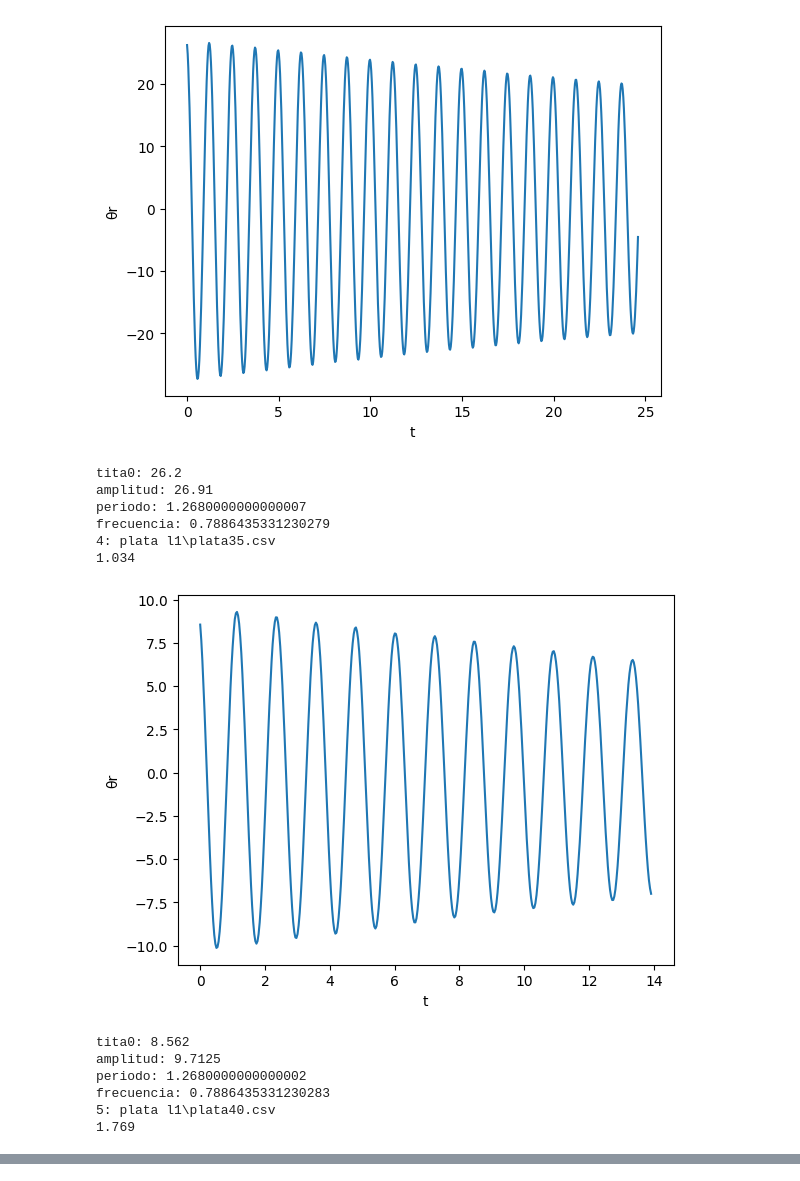
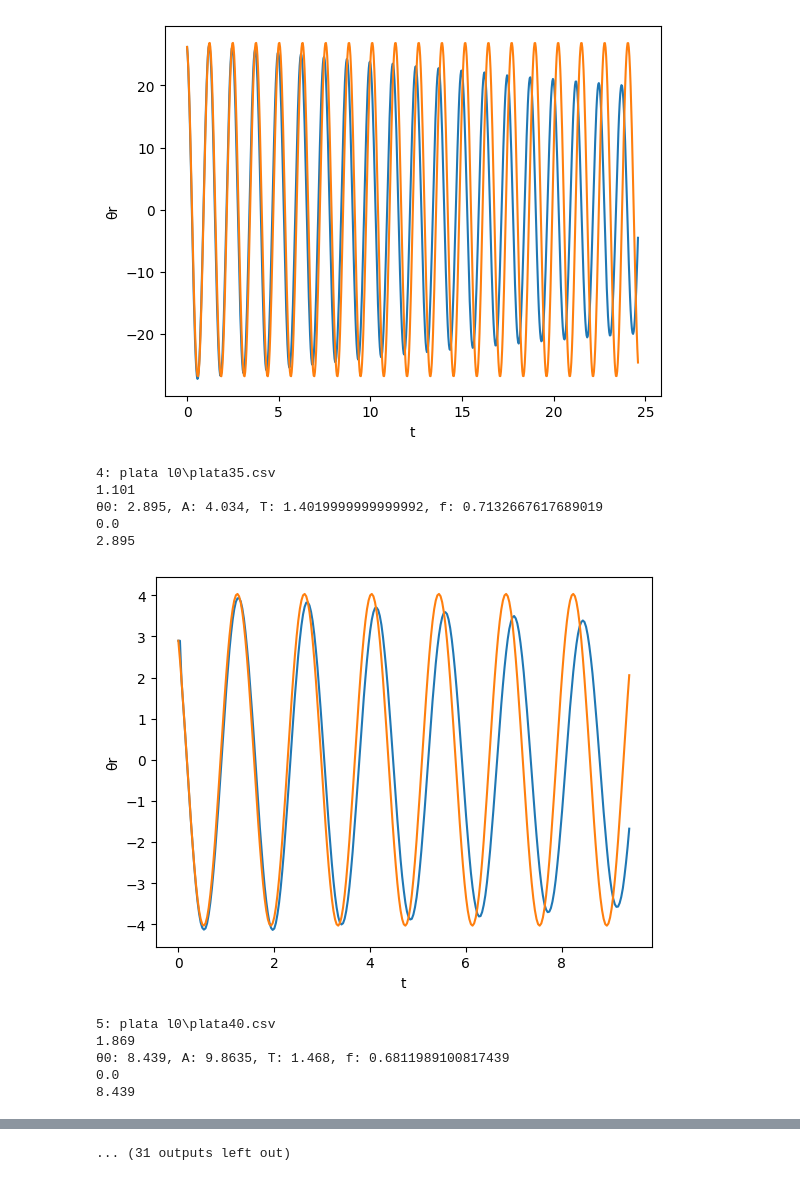
Before and after one commit to FacuVCanale/TP1-FISICA, a Jupyter notebook: code/graficos.ipynb, the cells around one changed output, grey strips where cells are left out. Drawn from its saved outputs; the diff is of its cells as text; code cells hidden in the pictures.

Commit message:
CODE FINISHED - Faltan errores y titas donde vale linealizar

```diff
--- a/code/graficos.ipynb
+++ b/code/graficos.ipynb
@@ -6,11 +7,14 @@ from scipy.optimize import curve_fit
 # %%
-def graph_data(data):
+def plot_data(data):
     x_label = data.columns[0]
     y_label = data.columns[1]
     plt.plot(data[x_label], data[y_label])
     plt.xlabel(x_label)
     plt.ylabel(y_label)
-    plt.show()
+# %%
+def get_largo(data):
+    data_r = data["r"]
+    return data_r.mean()
 # %%
 def format_pd(data, feature):
     data = data.dropna()
@@ -42,16 +46,24 @@ def get_periodo(data):
         maximo = data["θ"].idxmax()
         minimo = data["θ"].idxmin()
         # Calculo el periodo
-        return (data["t"].iloc[maximo] - data["t"].iloc[minimo]) * 2 # *2 porque es de pico a pico
+        return abs((data["t"].iloc[maximo] - data["t"].iloc[minimo])) * 2 # *2 porque es de pico a pico
     except KeyError:
         # Localizo un máximo y un mínimo
         maximo = data["θr"].idxmax()
         minimo = data["θr"].idxmin()
         # Calculo el periodo
-        return (data["t"].iloc[maximo] - data["t"].iloc[minimo]) * 2 # *2 porque es de pico a pico
+        return abs((data["t"].iloc[maximo] - data["t"].iloc[minimo])) * 2 # *2 porque es de pico a pico
 
 def get_frecuencia(data):
     return 1 / get_periodo(data) # NO está en rad/sec, está en Hz
+# %%
+def plot_approximation(data, tita0, amplitud, frecuencia, periodo):
+    x = data["t"]
+    print(x[0])
+    delta = np.arcsin(tita0 / amplitud)
+    y = amplitud * np.sin(2 * np.pi * (-frecuencia) * x + delta)
+    print(y[0])
+    plt.plot(x, y)
 # %%
 import os
 import pandas as pd
@@ -69,15 +81,19 @@ for folder in os.listdir(input_dir):
                 # Add dataset to the list with subfolder and folder
                 datasets.append(os.path.join(folder, file))
 
+dataset_params = []
+
 for i, dataset in enumerate(datasets):
     print(f"{i}: {dataset}")
     # Load a specific dataset into a DataFrame
     DATASET_CHOSEN = i
     data = pd.read_csv(os.path.join(input_dir, datasets[DATASET_CHOSEN]))
+    L = get_largo(data)
     data = format_pd(data, "θr")
-    graph_data(data)
-    print(f"tita0: {get_tita0(data)}")
-    print(f"amplitud: {get_amplitud(data)}")
-    print(f"periodo: {get_periodo(data)}")
-    print(f"frecuencia: {get_frecuencia(data)}")
+    plot_data(data)
+    tita0, amplitud, T, frecuencia = get_tita0(data), get_amplitud(data), get_periodo(data), get_frecuencia(data)
+    dataset_params.append((L, tita0, amplitud, T, frecuencia, (23 if dataset.split()[0] == "plata" else 72)))
+    print(f"θ0: {tita0}, A: {amplitud}, T: {T}, f: {frecuencia}")
+    plot_approximation(data, tita0=tita0, amplitud=amplitud, frecuencia=frecuencia, periodo=T)
+    plt.show()
 # %% [output]
@@ -107,14 +123,12 @@ frecuencia: 0.8333333333333333
-[figure, old version]
+[figure, new version]
-tita0: 26.2
-amplitud: 26.91
-periodo: 1.2680000000000007
-frecuencia: 0.7886435331230279
-4: plata l1\plata35.csv
-1.034
+4: plata l0\plata35.csv
+1.101
+θ0: 2.895, A: 4.034, T: 1.4019999999999992, f: 0.7132667617689019
+0.0
+2.895
-[figure, old version]
+[figure, new version]
-tita0: 8.562
-amplitud: 9.7125
-periodo: 1.2680000000000002
-frecuencia: 0.7886435331230283
-5: plata l1\plata40.csv
-1.769
+5: plata l0\plata40.csv
+1.869
+θ0: 8.439, A: 9.8635, T: 1.468, f: 0.6811989100817439
+0.0
+8.439
@@ -122,0 +140 @@ frecuencia: 0.7886435331230283
+... (31 outputs left out)
```
Also changed, not shown: parts of 5 cells of this notebook, 14 other files.
